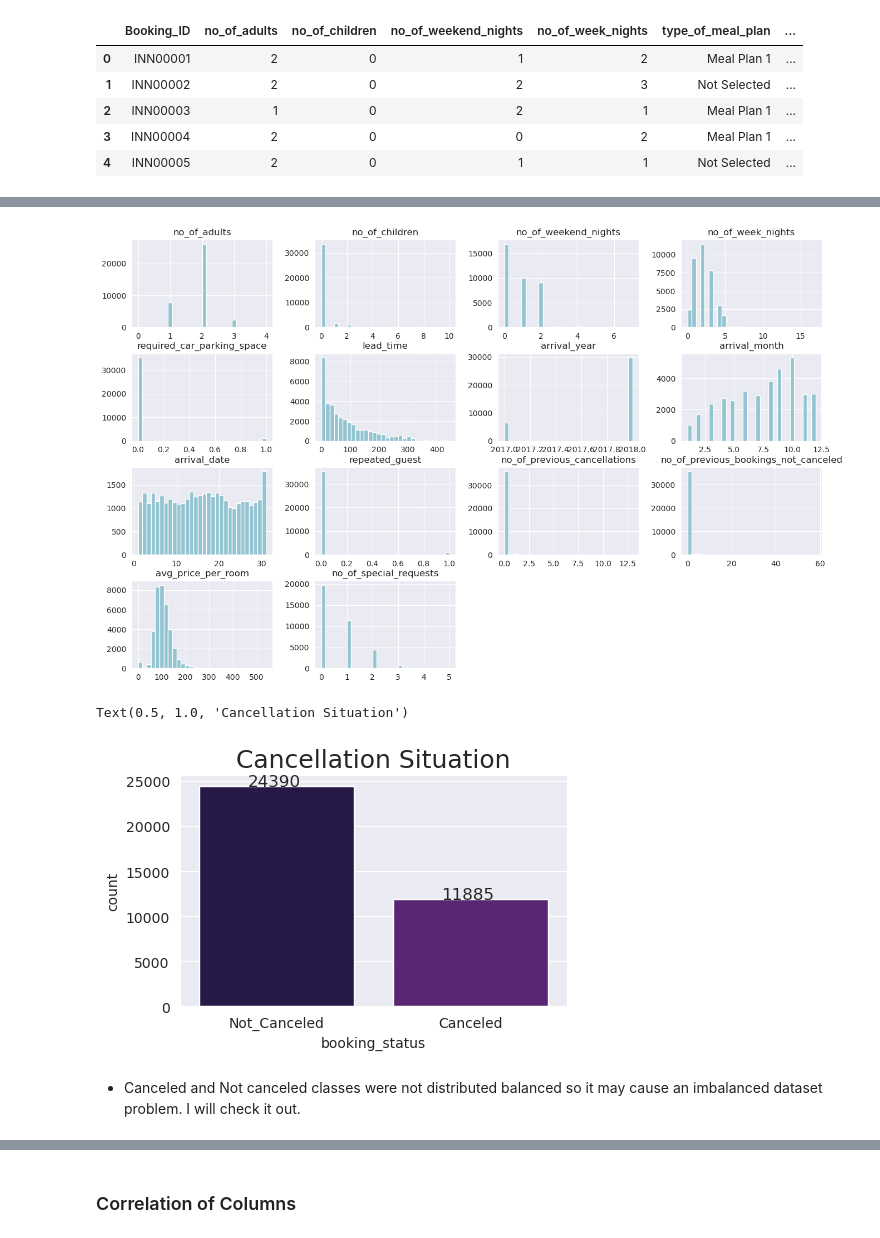
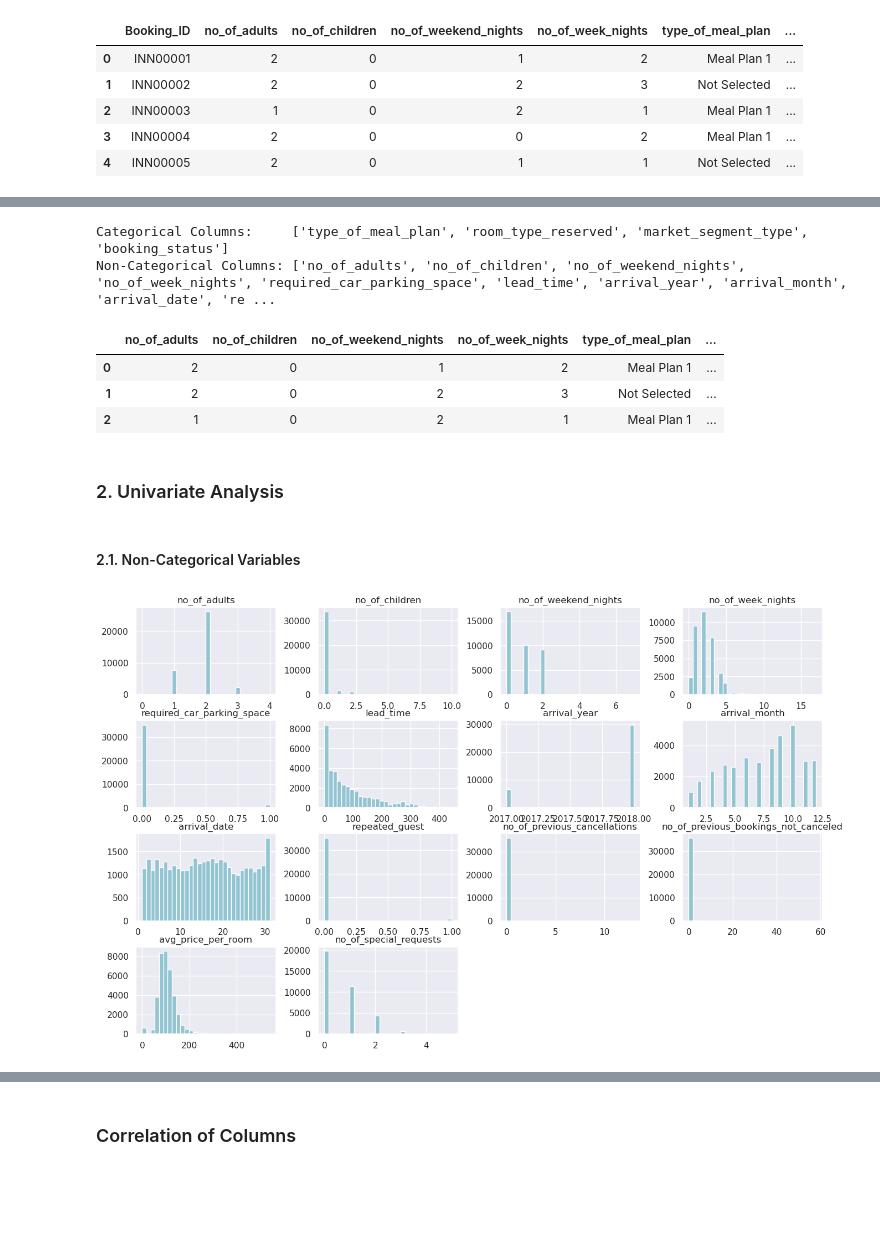
Before and after one commit to rolaseba/hotel-reservation-prediction, a Jupyter notebook: notebook.ipynb, the cells around one changed output, grey strips where cells are left out. Cells and saved outputs as stored; diff of their text form; code cells hidden in the pictures; blank space fills up the shorter version.

```diff
--- a/notebook.ipynb
+++ b/notebook.ipynb
@@ -94,0 +116,3 @@ shape of dataset : (36275, 19)
+# %%
+# I will drop a NON meaningful feature
+df.drop(columns='Booking_ID', inplace=True)
@@ -131,20 +383,23 @@ Text(0.5, 1.0, 'Missing values heatmap')
+# %%
+categorical_columns, non_categorical_columns = GeneralFeatureEngineering.detect_categorical_and_non_categorical_columns(df)
+# %% [output]
+Categorical Columns:     ['type_of_meal_plan', 'room_type_reserved', 'market_segment_type', 'booking_status']
+Non-Categorical Columns: ['no_of_adults', 'no_of_children', 'no_of_weekend_nights', 'no_of_week_nights', 'required_car_parking_space', 'lead_time', 'arrival_year', 'arrival_month', 'arrival_date', 're ...
+# %%
+df.head(3)
+# %% [output]
+|  | no_of_adults | no_of_children | no_of_weekend_nights | no_of_week_nights | type_of_meal_plan | ... |
+| 0 | 2 | 0 | 1 | 2 | Meal Plan 1 | ... |
+| 1 | 2 | 0 | 2 | 3 | Not Selected | ... |
+| 2 | 1 | 0 | 2 | 1 | Meal Plan 1 | ... |
+# %% [markdown]
+### 2. Univariate Analysis
+# %% [markdown]
+#### 2.1. Non-Categorical Variables
 # %%
 # Plot non categotical Variables
 sns.set_style("darkgrid")
-df.hist(bins = 30, figsize=(16,10), color = '#93c4d2')
+df[non_categorical_columns].hist(bins = 30, figsize=(16,10), color = '#93c4d2')
 plt.show()
 # %% [output]
-[figure, old version]
+[figure, new version]
-# %%
-sns.set_style("darkgrid")
-fig, ax = plt.subplots(figsize=(5,3))
-ax = sns.countplot(x=df.booking_status,palette= sns.color_palette("magma"))
-
-for p in ax.patches:
-    ax.annotate('{:.0f}'.format(p.get_height()), (p.get_x()+0.25, p.get_height()+0.01),fontsize=12)
-plt.title("Cancellation Situation",fontsize=18)
-# %% [output]
-Text(0.5, 1.0, 'Cancellation Situation')
-[figure, removed]
-# %% [markdown]
-* Canceled and Not canceled classes were not distributed balanced so it may cause an imbalanced dataset problem. I will check it out.
```
Also changed, not shown: parts of 124 cells of this notebook, 1 other file.
